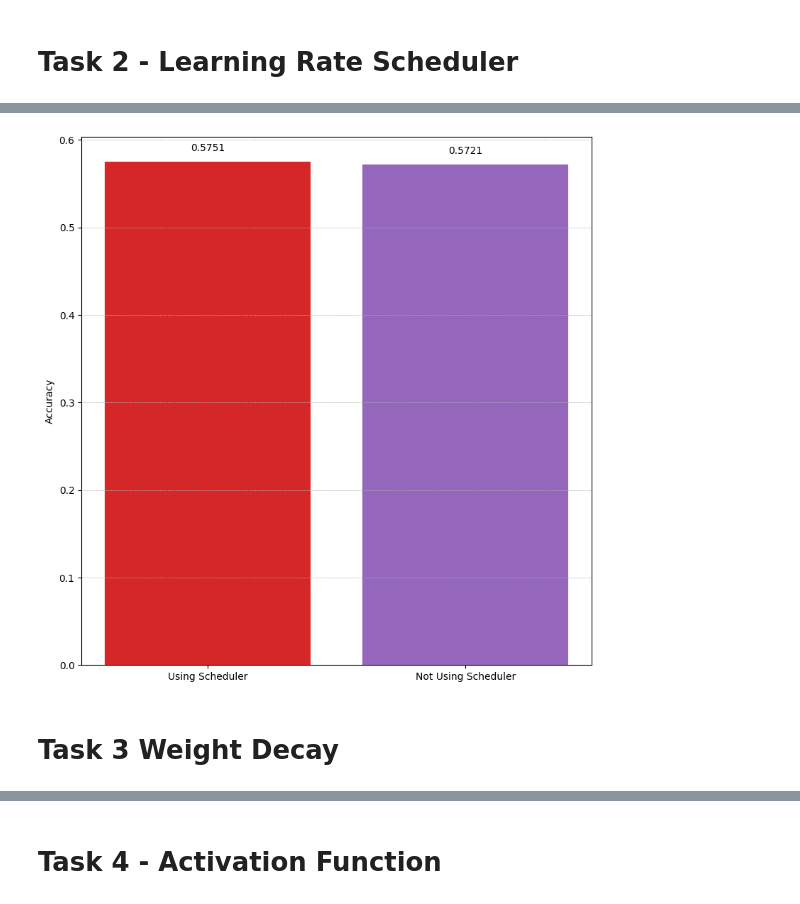
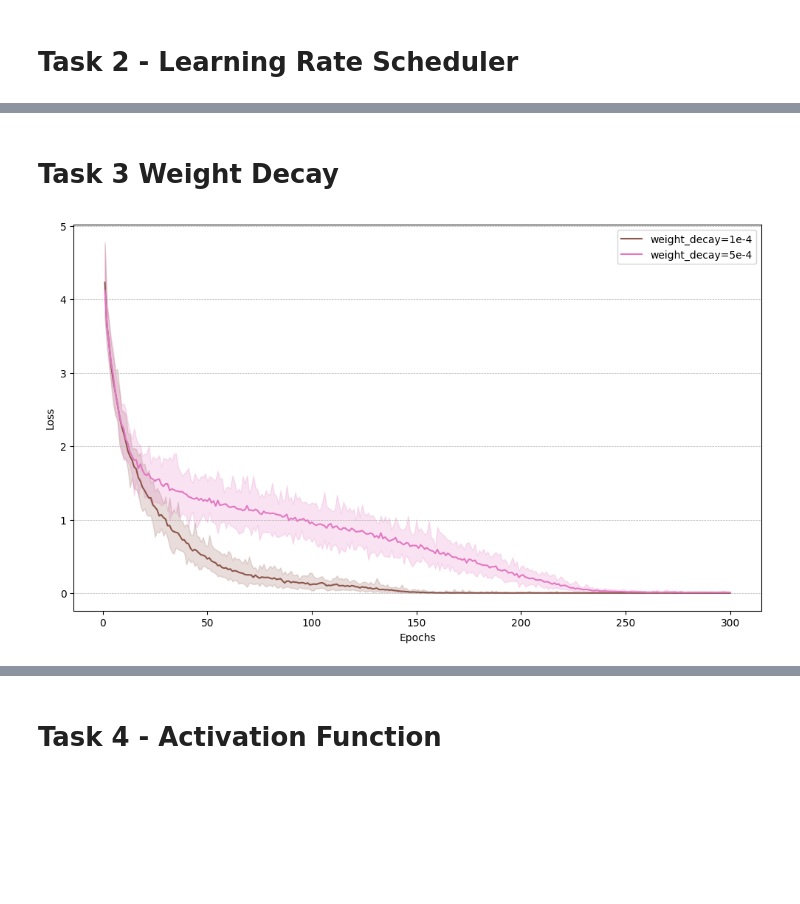
Before and after one commit to HoweChen0517/ai6103-mobilenet, a Jupyter notebook: viz/viz.ipynb, the cells around one changed output, grey strips where cells are left out. Saved outputs shown, nothing was run; the diff lists cells and outputs as text; code cells hidden in the pictures; blank space fills up the shorter version.

```diff
--- a/viz/viz.ipynb
+++ b/viz/viz.ipynb
@@ -274,15 +339,14 @@ plot_val_acc_curves(task2_val_accuracy_df,
-# %%
-task2_test_accuracy_df = pd.read_csv('experiment_result/Task 2 - Test:Accuracy.csv')
-task2_test_accuracy_df = task2_test_accuracy_df.iloc[:, [1, 4]]
-task2_test_accuracy_df.columns = ['Using Scheduler', 'Not Using Scheduler']
-task2_test_accuracy_df.iloc[0,0] = task2_test_accuracy_df.iloc[1,0]
-# task2_test_accuracy_df.iloc[1,0] = task2_test_accuracy_df.iloc[0,0]
-task2_test_accuracy_df = task2_test_accuracy_df.iloc[[0]]
-plot_test_acc(task2_test_accuracy_df,
-              task_ind='Task 2',
-              save=True,
-              save_dir='plots/')
-# %% [output]
-[figure, removed]
 # %% [markdown]
 # Task 3 Weight Decay
+# %%
+task3_train_loss_df = pd.read_csv('experiment_result/Task 3 - Train_loss_epoch.csv', index_col=0)
+task3_train_loss_df = task3_train_loss_df.iloc[:, [3, 4, 5, 9, 10, 11]]
+task3_train_loss_df.columns = ['weight_decay=1e-4_mean', 'weight_decay=1e-4_min', 'weight_decay=1e-4_max',
+                               'weight_decay=5e-4_mean', 'weight_decay=5e-4_min', 'weight_decay=5e-4_max']
+plot_train_loss_curves(task3_train_loss_df,
+                       task_ind='Task 3',
+                       save=True,
+                       save_dir='plots/')
+# task3_train_loss_df
+# %% [output]
+[figure, added]
```
Also changed, not shown: parts of 24 cells of this notebook, 9 other files.
